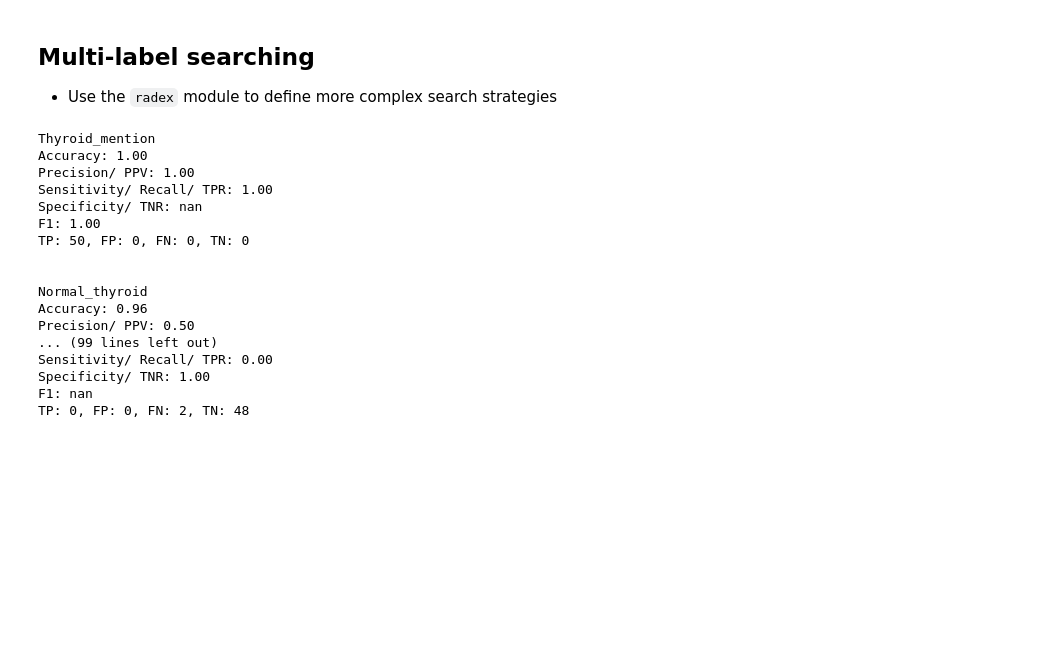
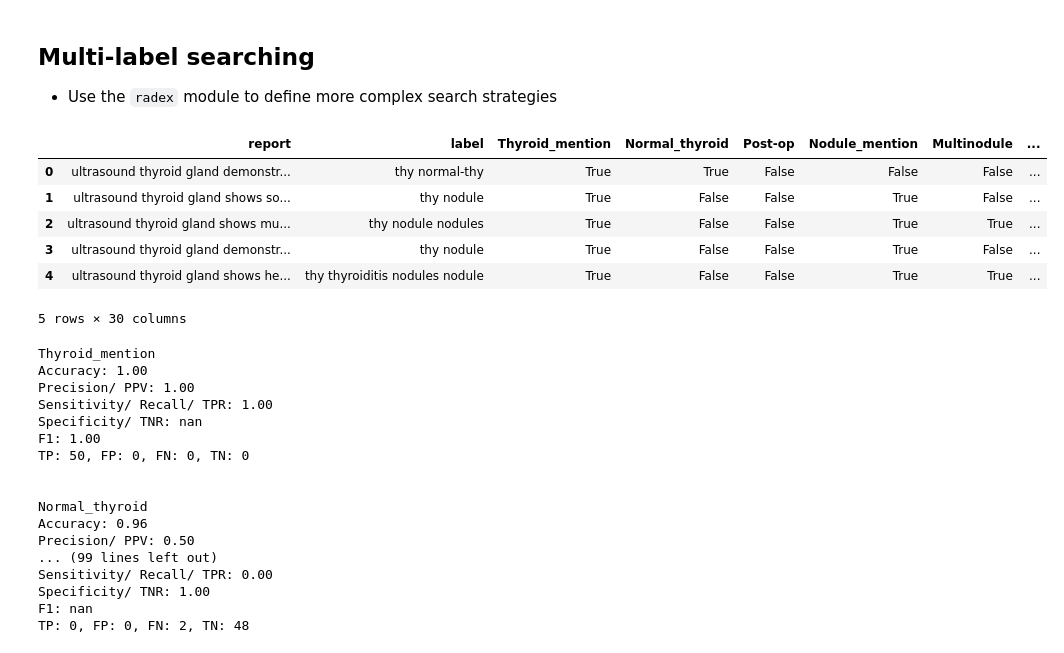
Before and after one commit to ljhowell/radex, a Jupyter notebook: Radiology_report_NLP.ipynb, the cells around one changed output. Saved outputs shown, nothing was run; the diff lists cells and outputs as text; code cells hidden in the pictures; blank space fills up the shorter version.

```diff
--- a/Radiology_report_NLP.ipynb
+++ b/Radiology_report_NLP.ipynb
@@ -651,6 +648,16 @@ df_predicted['Multinodule'] = df_predicted['Multinodule'] | \
 
 # Nodule & ¬Nodules -> single nodule
 df_predicted['Single_nodule'] = ~df_predicted['Multinodule'] & df_predicted['Nodule_mention']
+# %%
+df_predicted.head()
+# %% [output]
+|  | report | label | Thyroid_mention | Normal_thyroid | Post-op | Nodule_mention | Multinodule | ... |
+| 0 | ultrasound thyroid gland demonstr... | thy normal-thy | True | True | False | False | False | ... |
+| 1 | ultrasound thyroid gland shows so... | thy nodule | True | False | False | True | False | ... |
+| 2 | ultrasound thyroid gland shows mu... | thy nodule nodules | True | False | False | True | True | ... |
+| 3 | ultrasound thyroid gland demonstr... | thy nodule | True | False | False | True | False | ... |
+| 4 | ultrasound thyroid gland shows he... | thy thyroiditis nodules nodule | True | False | False | True | True | ... |
+5 rows × 30 columns
 # %%
 # # save outputs to csv (uncomment to save)
 # df_predicted.to_csv('output.csv', index=False)
```
Also changed, not shown: parts of 3 cells of this notebook, 6 other files.
